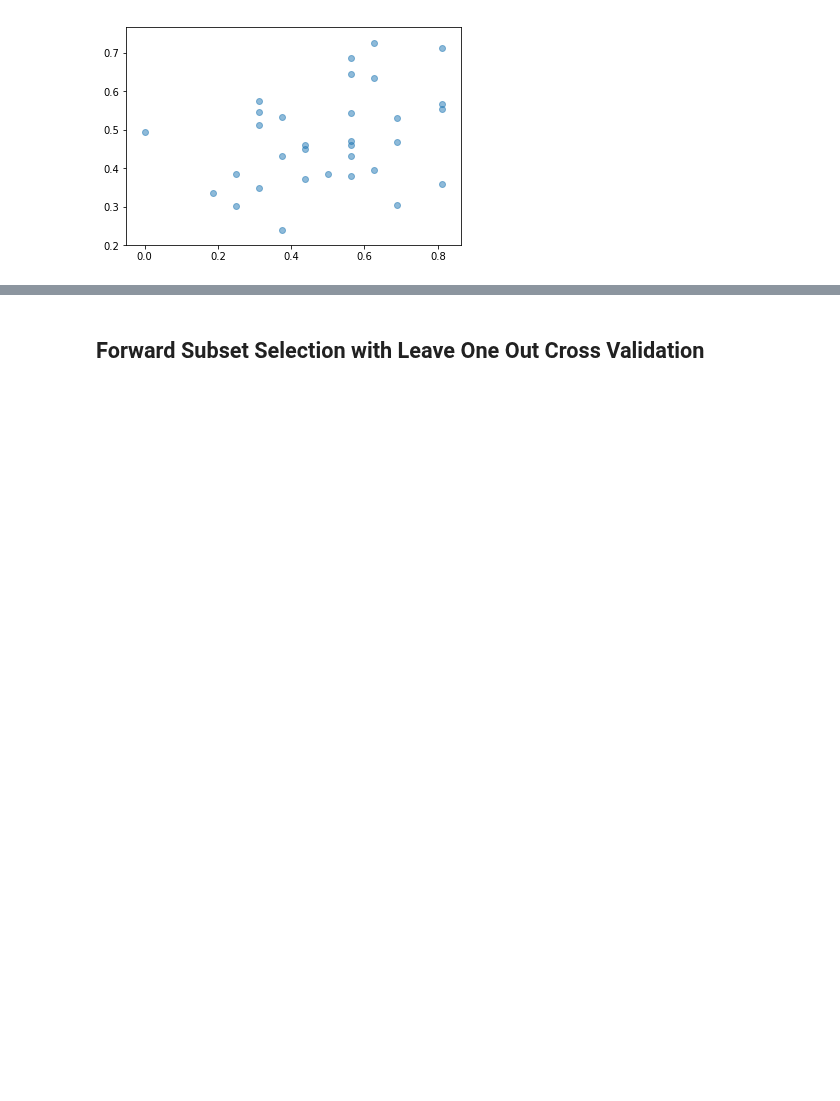
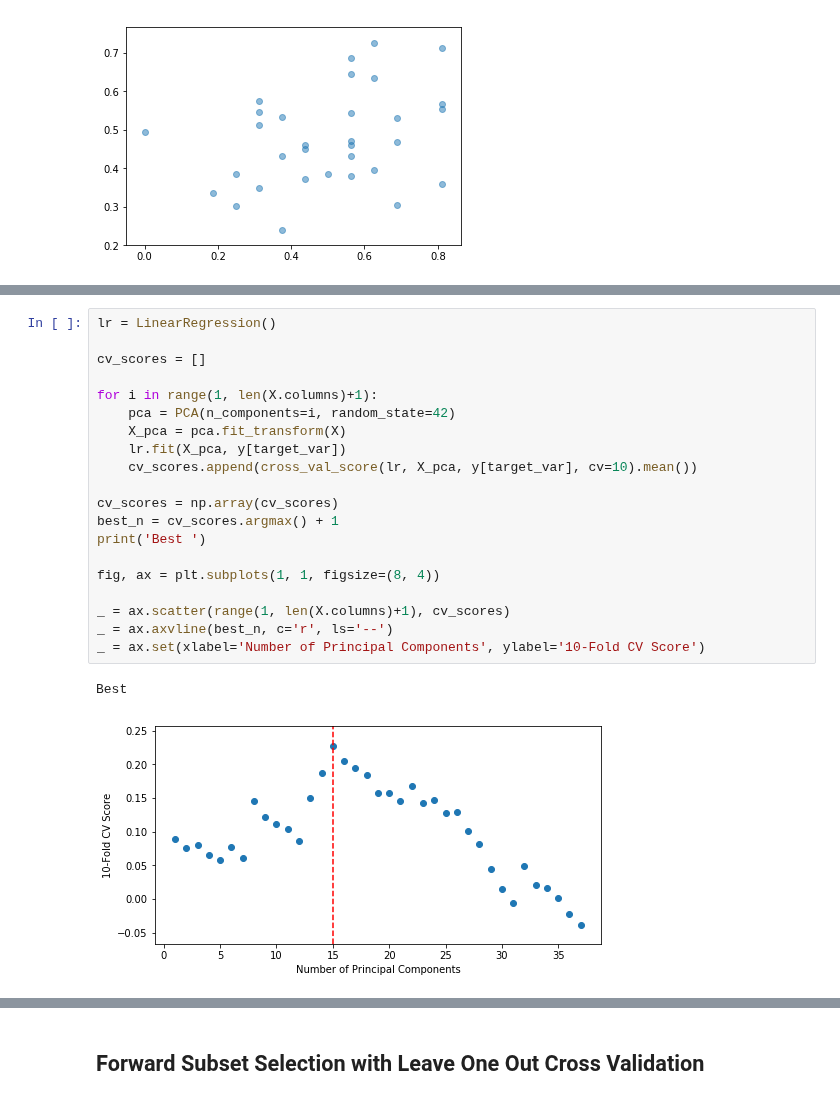
Before and after one commit to tsansom/Springboard-Data-Science, a Jupyter notebook: capstone_projects/nfl/3.1 - Predicting Win Percentage.ipynb, the cells around one changed output, grey strips where cells are left out. Drawn from its saved outputs; the diff is of its cells as text; blank space fills up the shorter version.

```diff
--- a/capstone_projects/nfl/3.1 - Predicting Win Percentage.ipynb
+++ b/capstone_projects/nfl/3.1 - Predicting Win Percentage.ipynb
@@ -106,0 +133,23 @@ RMSE: 0.19644550199328642
+# %%
+lr = LinearRegression()
+
+cv_scores = []
+
+for i in range(1, len(X.columns)+1):
+    pca = PCA(n_components=i, random_state=42)
+    X_pca = pca.fit_transform(X)
+    lr.fit(X_pca, y[target_var])
+    cv_scores.append(cross_val_score(lr, X_pca, y[target_var], cv=10).mean())
+
+cv_scores = np.array(cv_scores)
+best_n = cv_scores.argmax() + 1
+print('Best ')
+
+fig, ax = plt.subplots(1, 1, figsize=(8, 4))
+
+_ = ax.scatter(range(1, len(X.columns)+1), cv_scores)
+_ = ax.axvline(best_n, c='r', ls='--')
+_ = ax.set(xlabel='Number of Principal Components', ylabel='10-Fold CV Score')
+# %% [output]
+Best
+[figure, added]
```
Also changed, not shown: parts of 12 cells of this notebook, 1 other file.
